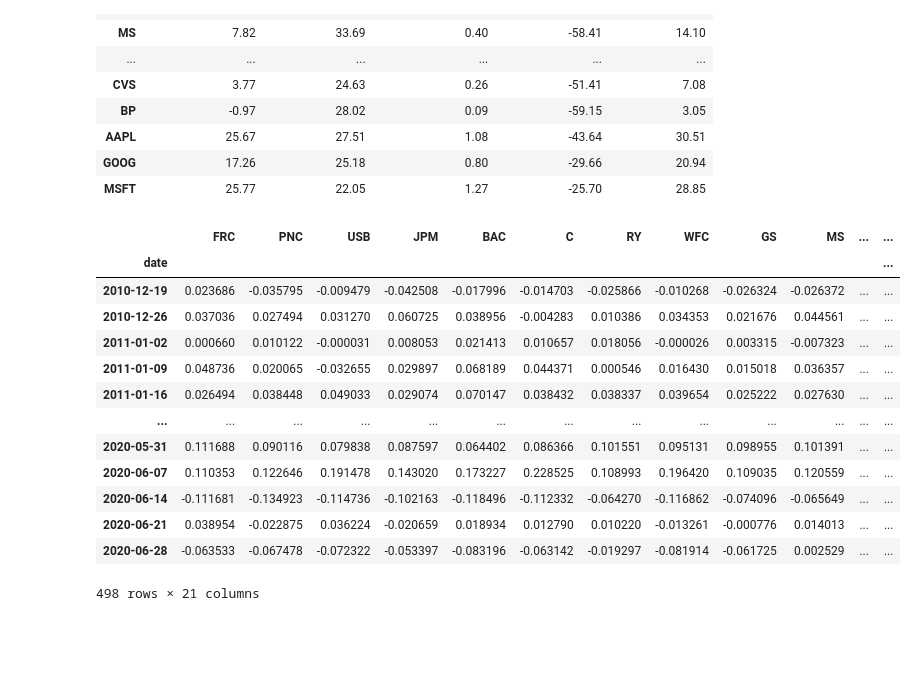
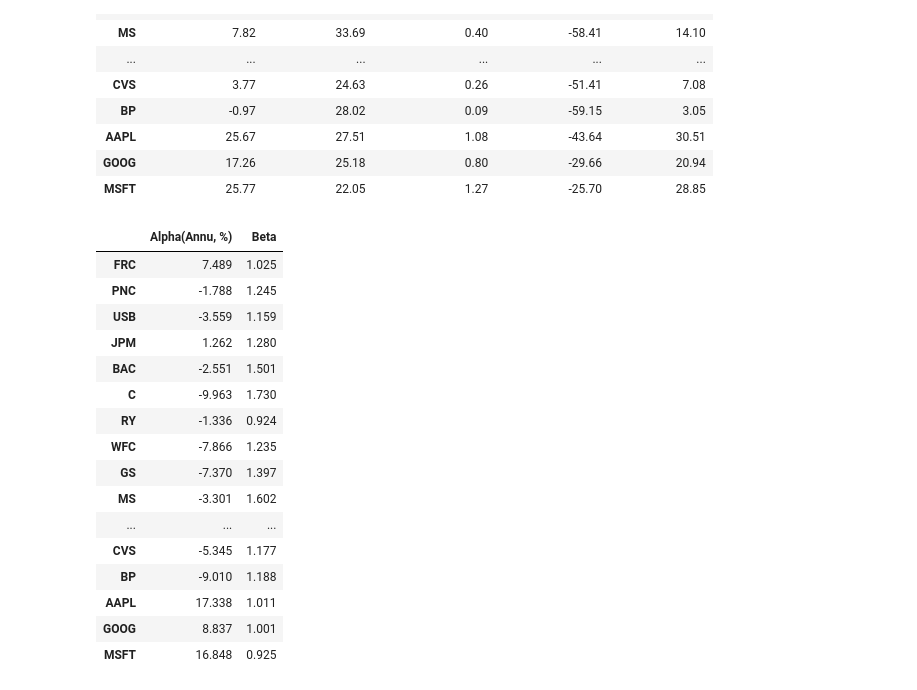
Before and after one commit to ahmet794/Investment-Banking-Asset-Management, a Jupyter notebook: Machine Learning for Investment Banking and Asset Management/Labs Week 1.ipynb, the cells around one changed output. Cells and saved outputs as stored; diff of their text form; code cells hidden in the pictures; blank space fills up the shorter version.

```diff
--- a/Machine Learning for Investment Banking and Asset Management/Labs Week 1.ipynb
+++ b/Machine Learning for Investment Banking and Asset Management/Labs Week 1.ipynb
@@ -385,28 +385,33 @@ def LR(X, y):
 # %%
 ex_ret = data.sub(TBill['T-Bill'], axis=0)
 mkt_ex_ret = SP500.sub(TBill['T-Bill'], axis=0)
 
 n = len(ex_ret.columns)
 beta = np.zeros(n)
 alpha = np.zeros(n)
 
 for i in range(n):
     beta[i],alpha[i] = LR(mkt_ex_ret.values, ex_ret[ex_ret.columns[i]].values)
 
 AlphaBeta = pd.DataFrame(index = data.columns)
-Beta =
+AlphaBeta['Alpha(Annu, %)'] = np.round(ann_ret(alpha)*100, 3)
+AlphaBeta['Beta'] = np.round(beta, 3)
+display(AlphaBeta)
 # %% [output]
-|  | FRC | PNC | USB | JPM | BAC | C | RY | WFC | GS | MS | ... | ... |
-| date |  |  |  |  |  |  |  |  |  |  |  | ... |
-| 2010-12-19 | 0.023686 | -0.035795 | -0.009479 | -0.042508 | -0.017996 | -0.014703 | -0.025866 | -0.010268 | -0.026324 | -0.026372 | ... | ... |
-| 2010-12-26 | 0.037036 | 0.027494 | 0.031270 | 0.060725 | 0.038956 | -0.004283 | 0.010386 | 0.034353 | 0.021676 | 0.044561 | ... | ... |
-| 2011-01-02 | 0.000660 | 0.010122 | -0.000031 | 0.008053 | 0.021413 | 0.010657 | 0.018056 | -0.000026 | 0.003315 | -0.007323 | ... | ... |
-| 2011-01-09 | 0.048736 | 0.020065 | -0.032655 | 0.029897 | 0.068189 | 0.044371 | 0.000546 | 0.016430 | 0.015018 | 0.036357 | ... | ... |
-| 2011-01-16 | 0.026494 | 0.038448 | 0.049033 | 0.029074 | 0.070147 | 0.038432 | 0.038337 | 0.039654 | 0.025222 | 0.027630 | ... | ... |
-| ... | ... | ... | ... | ... | ... | ... | ... | ... | ... | ... | ... | ... |
-| 2020-05-31 | 0.111688 | 0.090116 | 0.079838 | 0.087597 | 0.064402 | 0.086366 | 0.101551 | 0.095131 | 0.098955 | 0.101391 | ... | ... |
-| 2020-06-07 | 0.110353 | 0.122646 | 0.191478 | 0.143020 | 0.173227 | 0.228525 | 0.108993 | 0.196420 | 0.109035 | 0.120559 | ... | ... |
-| 2020-06-14 | -0.111681 | -0.134923 | -0.114736 | -0.102163 | -0.118496 | -0.112332 | -0.064270 | -0.116862 | -0.074096 | -0.065649 | ... | ... |
-| 2020-06-21 | 0.038954 | -0.022875 | 0.036224 | -0.020659 | 0.018934 | 0.012790 | 0.010220 | -0.013261 | -0.000776 | 0.014013 | ... | ... |
-| 2020-06-28 | -0.063533 | -0.067478 | -0.072322 | -0.053397 | -0.083196 | -0.063142 | -0.019297 | -0.081914 | -0.061725 | 0.002529 | ... | ... |
+|  | Alpha(Annu, %) | Beta |
+| FRC | 7.489 | 1.025 |
+| PNC | -1.788 | 1.245 |
+| USB | -3.559 | 1.159 |
+| JPM | 1.262 | 1.280 |
+| BAC | -2.551 | 1.501 |
+| C | -9.963 | 1.730 |
+| RY | -1.336 | 0.924 |
+| WFC | -7.866 | 1.235 |
+| GS | -7.370 | 1.397 |
+| MS | -3.301 | 1.602 |
+| ... | ... | ... |
+| CVS | -5.345 | 1.177 |
+| BP | -9.010 | 1.188 |
+| AAPL | 17.338 | 1.011 |
+| GOOG | 8.837 | 1.001 |
+| MSFT | 16.848 | 0.925 |
-498 rows × 21 columns
```
Also changed, not shown: parts of 2 cells of this notebook.
